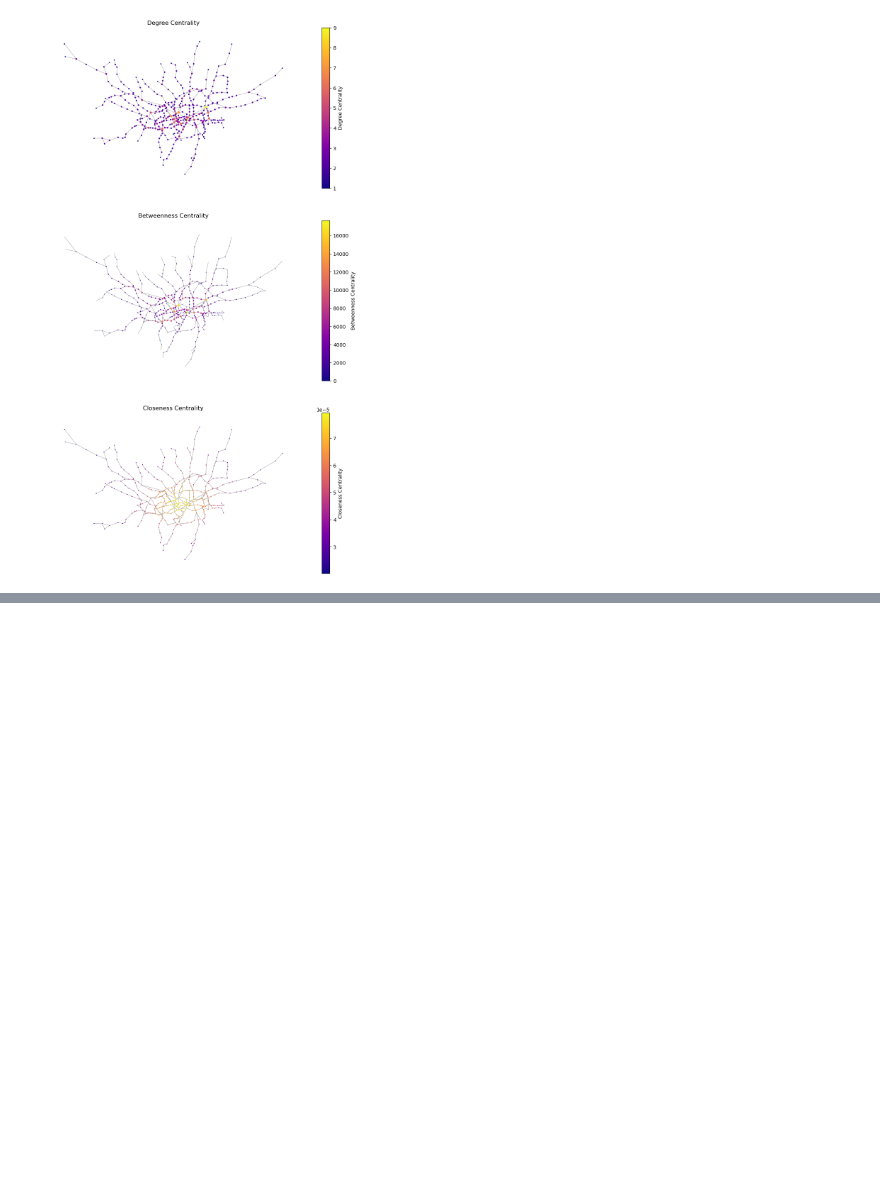
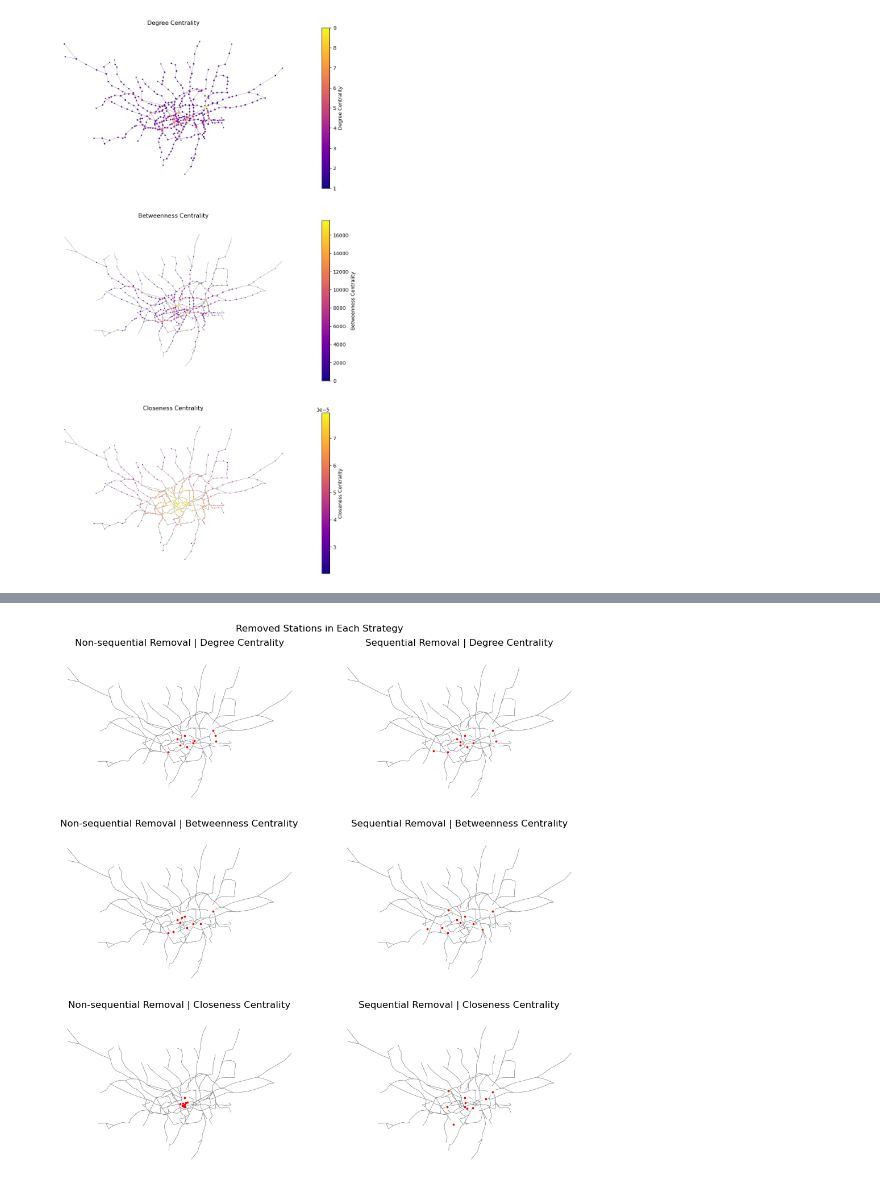
Before and after one commit to sokimura39/Urban_Simulation_Report, a Jupyter notebook: 01_network_analysis.ipynb, the cells around one changed output, grey strips where cells are left out. Saved outputs shown, nothing was run; the diff lists cells and outputs as text; code cells hidden in the pictures; blank space fills up the shorter version.

```diff
--- a/01_network_analysis.ipynb
+++ b/01_network_analysis.ipynb
@@ -497,0 +778,45 @@ plt.show()
+# %%
+# plot the outcome graph
+
+# plot for sanity check
+
+# initalise plot
+fig, axes = plt.subplots(3, 2, figsize = (10, 10))
+
+centrality_measures = ['degree', 'betweenness', 'closeness']
+dfs = [nonseq_measures, seq_measures]
+
+# draw the graphs
+# the 3 rows refer to centrality measures
+# the 2 colomns refer to the strategy
+for i, rows in enumerate(axes):
+    for j, ax in enumerate(rows):
+        # network in question
+        G_temp = dfs[j][centrality_measures[i]][10]
+        # draw the network edges for all three as basemap
+        nx.draw_networkx_edges(G_temp, pos = pos, edge_color = 'gray', width = 0.5, ax = ax)
+        ax.axis('off')
+
+        # draw all nodes
+        removed_nodes_plot = nx.draw_networkx_nodes(
+            G,
+            pos = pos,
+            nodelist = [n for n in list(G) if n not in list(G_temp)],
+            node_color = 'red',
+            node_size = 3,
+            ax = ax,
+        )
+
+        # set title
+        ax.set_title(f"{'Non-s' if j == 0 else 'S'}equential Removal | {centrality_measures[i].capitalize()} Centrality")
+
+# plot title
+plt.suptitle('Removed Stations in Each Strategy')
+
+# tight layout
+plt.tight_layout()
+
+# plot figure
+plt.show()
+# %% [output]
+[figure, added]
```
Also changed, not shown: parts of 20 cells of this notebook, 5 other files.
